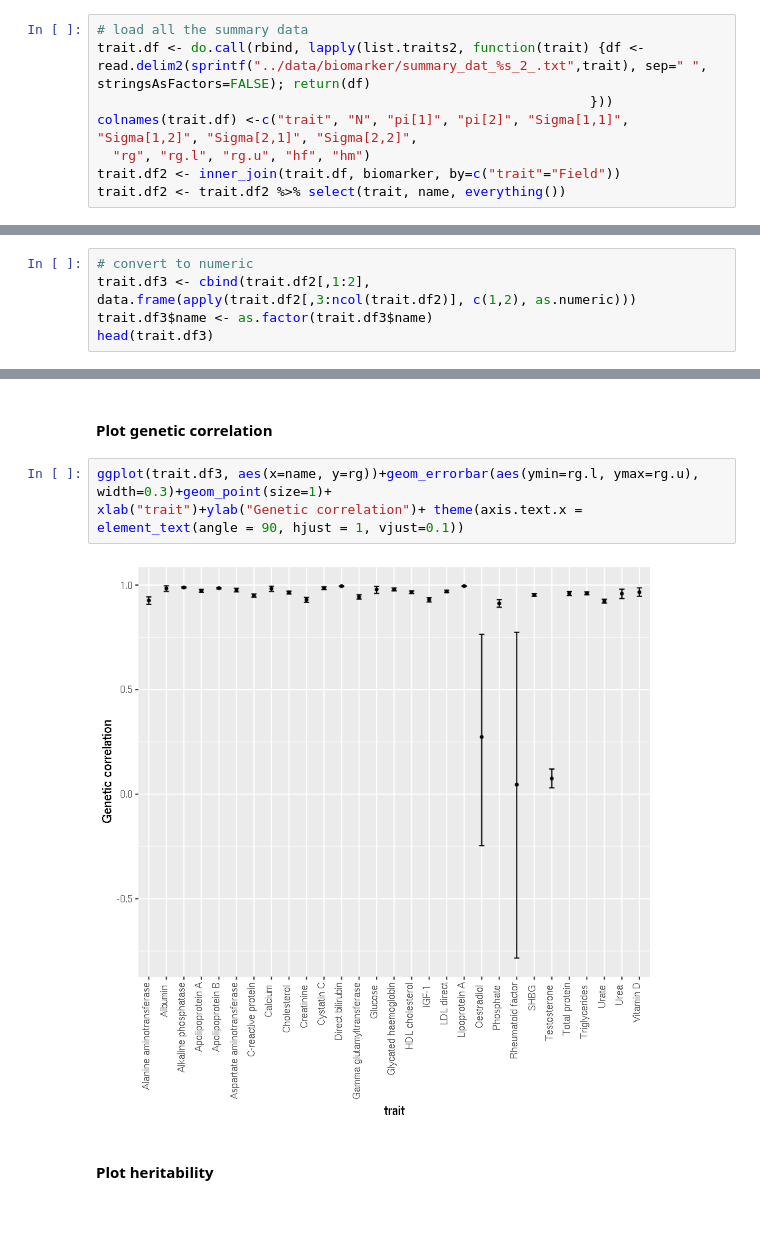
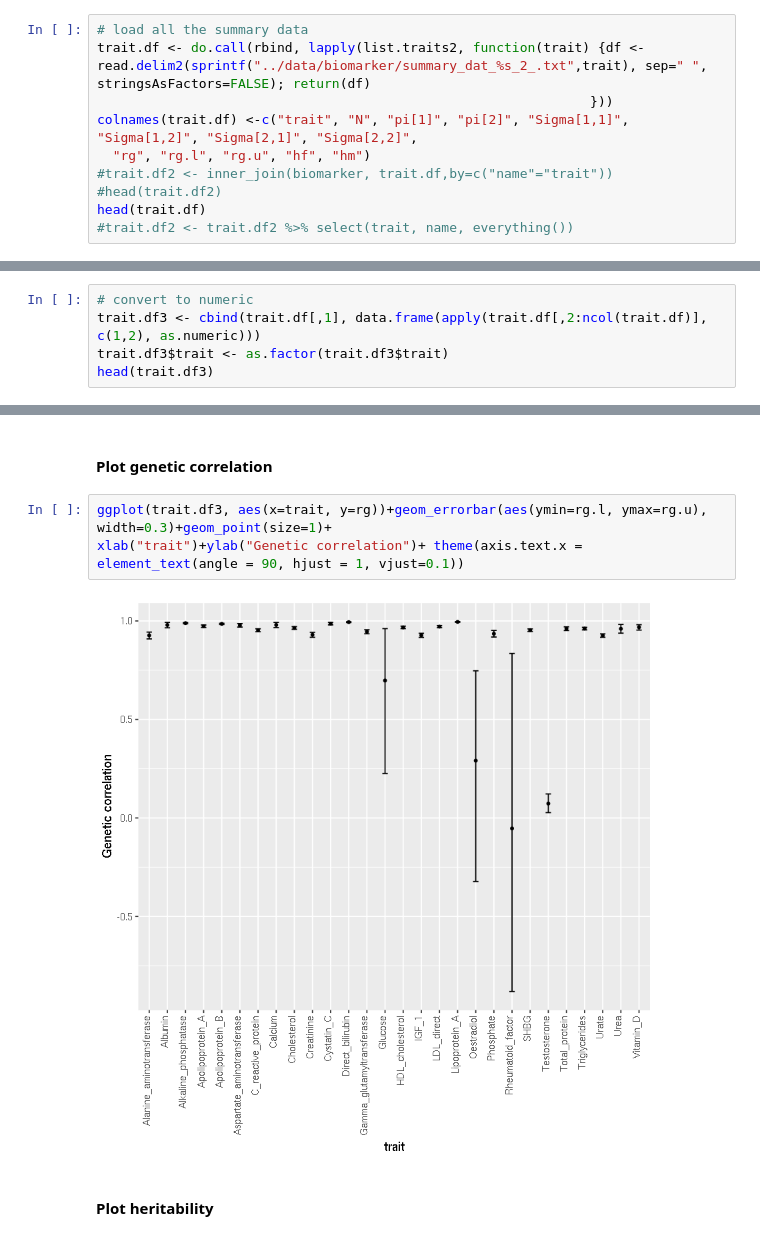
Before and after one commit to rivas-lab/sex-diff-biomarker-genetics, a Jupyter notebook: notebooks/ExamineResultsBiomarkerRun.ipynb, the cells around one changed output, grey strips where cells are left out. Cells and saved outputs as stored; diff of their text form.

```diff
--- a/notebooks/ExamineResultsBiomarkerRun.ipynb
+++ b/notebooks/ExamineResultsBiomarkerRun.ipynb
@@ -61,5 +135,7 @@ trait.df <- do.call(rbind, lapply(list.traits2, function(trait) {df <- read.deli
                                                                }))
 colnames(trait.df) <-c("trait", "N", "pi[1]", "pi[2]", "Sigma[1,1]", "Sigma[1,2]", "Sigma[2,1]", "Sigma[2,2]",
   "rg", "rg.l", "rg.u", "hf", "hm")
-trait.df2 <- inner_join(trait.df, biomarker, by=c("trait"="Field"))
-trait.df2 <- trait.df2 %>% select(trait, name, everything())
+#trait.df2 <- inner_join(biomarker, trait.df,by=c("name"="trait"))
+#head(trait.df2)
+head(trait.df)
+#trait.df2 <- trait.df2 %>% select(trait, name, everything())
@@ -66,6 +150,6 @@ trait.df2 <- trait.df2 %>% select(trait, name, everything())
 # %%
 # convert to numeric
-trait.df3 <- cbind(trait.df2[,1:2], data.frame(apply(trait.df2[,3:ncol(trait.df2)], c(1,2), as.numeric)))
-trait.df3$name <- as.factor(trait.df3$name)
+trait.df3 <- cbind(trait.df[,1], data.frame(apply(trait.df[,2:ncol(trait.df)], c(1,2), as.numeric)))
+trait.df3$trait <- as.factor(trait.df3$trait)
 head(trait.df3)
 # %% [output]
@@ -85,10 +171,10 @@ missing_traits
 # %% [markdown]
 #### Plot genetic correlation
 # %%
-ggplot(trait.df3, aes(x=name, y=rg))+geom_errorbar(aes(ymin=rg.l, ymax=rg.u), width=0.3)+geom_point(size=1)+
+ggplot(trait.df3, aes(x=trait, y=rg))+geom_errorbar(aes(ymin=rg.l, ymax=rg.u), width=0.3)+geom_point(size=1)+
 xlab("trait")+ylab("Genetic correlation")+ theme(axis.text.x = element_text(angle = 90, hjust = 1, vjust=0.1))
 # %% [output]
-[figure, old version]
+[figure, new version]
 # %% [markdown]
 #### Plot heritability
 # %%
```
Also changed, not shown: parts of 11 cells of this notebook, 17 other files.
